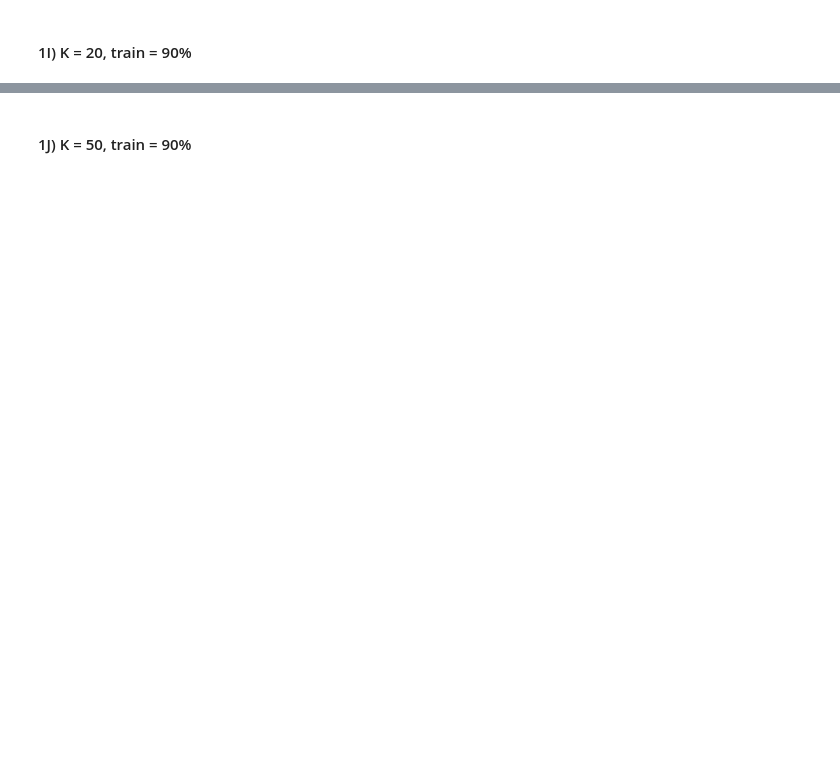
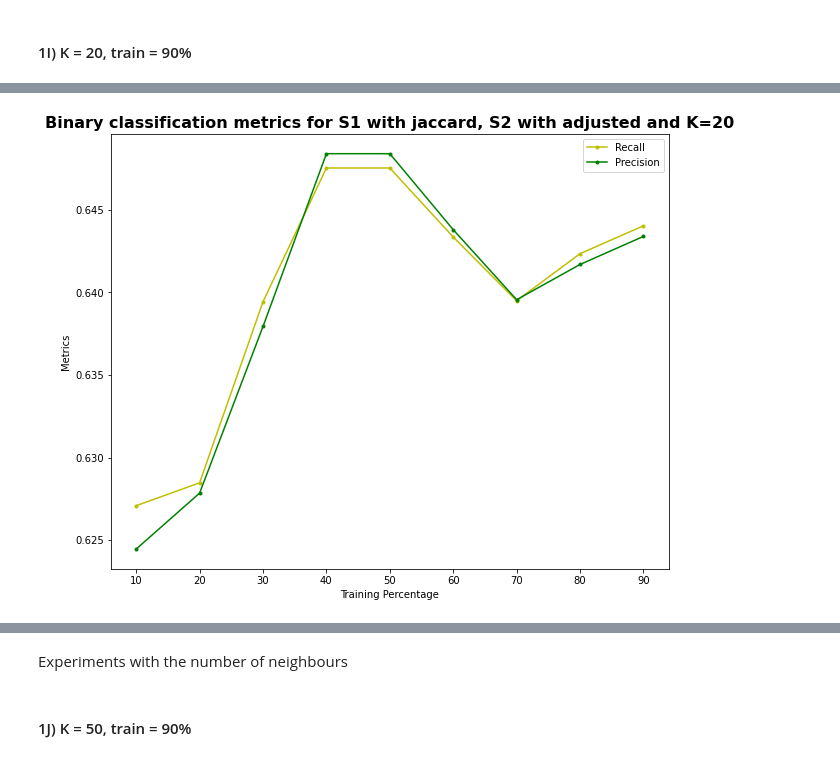
Before and after one commit to GeorgiaKp/MovieRecommender, a Jupyter notebook: MovieRecommender.ipynb, the cells around one changed output, grey strips where cells are left out. Saved outputs shown, nothing was run; the diff lists cells and outputs as text; code cells hidden in the pictures; blank space fills up the shorter version.

```diff
--- a/MovieRecommender.ipynb
+++ b/MovieRecommender.ipynb
@@ -781,4 +937,23 @@ y_pred1I, y_true1I = create_model(train90,test10,20,'jaccard|adjusted')
+# %%
+plt.figure(figsize=(10,8))
+plt.title('Binary classification metrics for S1 with jaccard, S2 with adjusted and K=20', fontdict={'fontweight':'bold', 'fontsize': 16})
+
+precision1_ja = [precision1A, precision1B, precision1C, precision1D, precision1E, precision1F, precision1G, precision1H, precision1I]
+recall1_ja = [recall1A, recall1B, recall1C, recall1D, recall1E, recall1F, recall1G, recall1H, recall1I]
+
+plt.plot(perc, recall1_ja, 'y.-', label='Recall')
+plt.plot(perc, precision1_ja, 'g.-', label='Precision')
+
+plt.xticks(perc)
+plt.xlabel('Training Percentage')
+plt.ylabel('Metrics')
+plt.legend()
+plt.show()
+# %% [output]
+[figure, added]
 # %% [markdown]
 </br>
+# %% [markdown]
+Experiments with the number of neighbours
 # %% [markdown]
 #### 1J) K = 50, train = 90%
```
Also changed, not shown: parts of 146 cells of this notebook.
